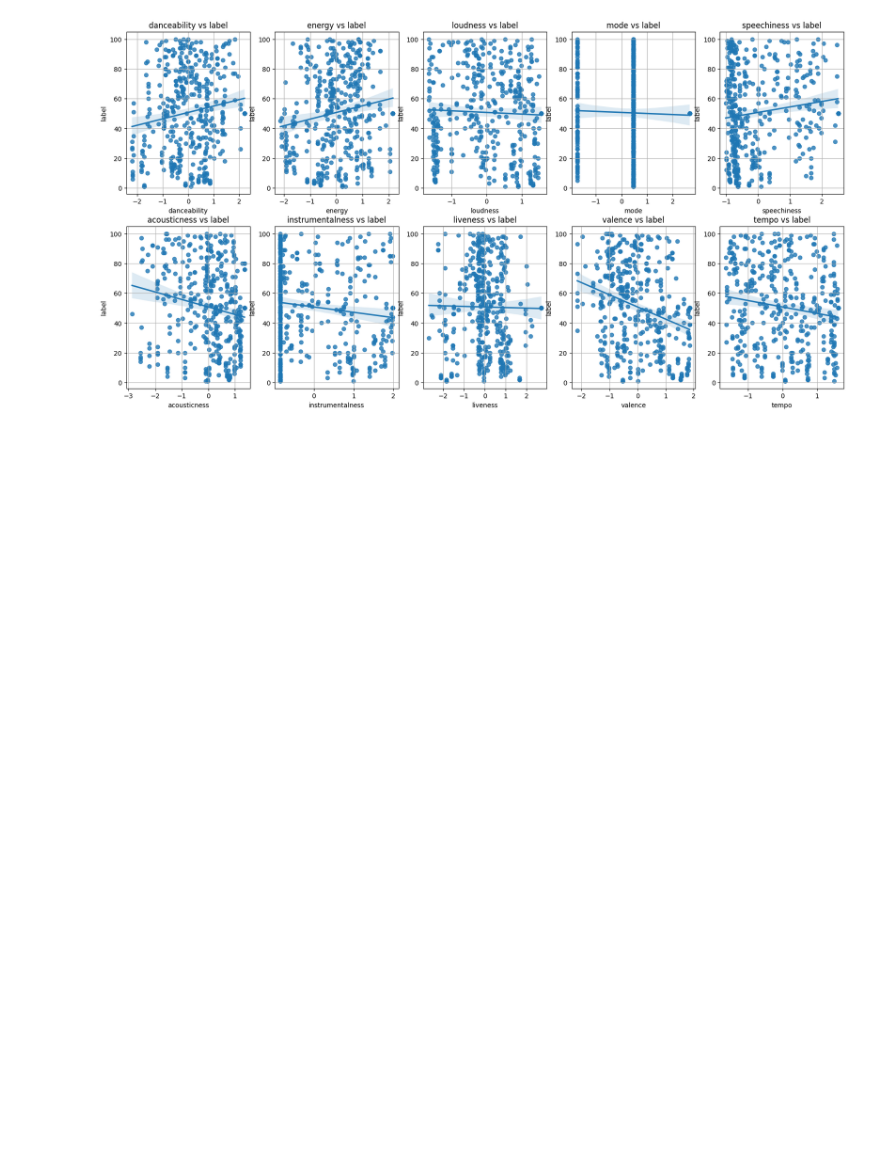
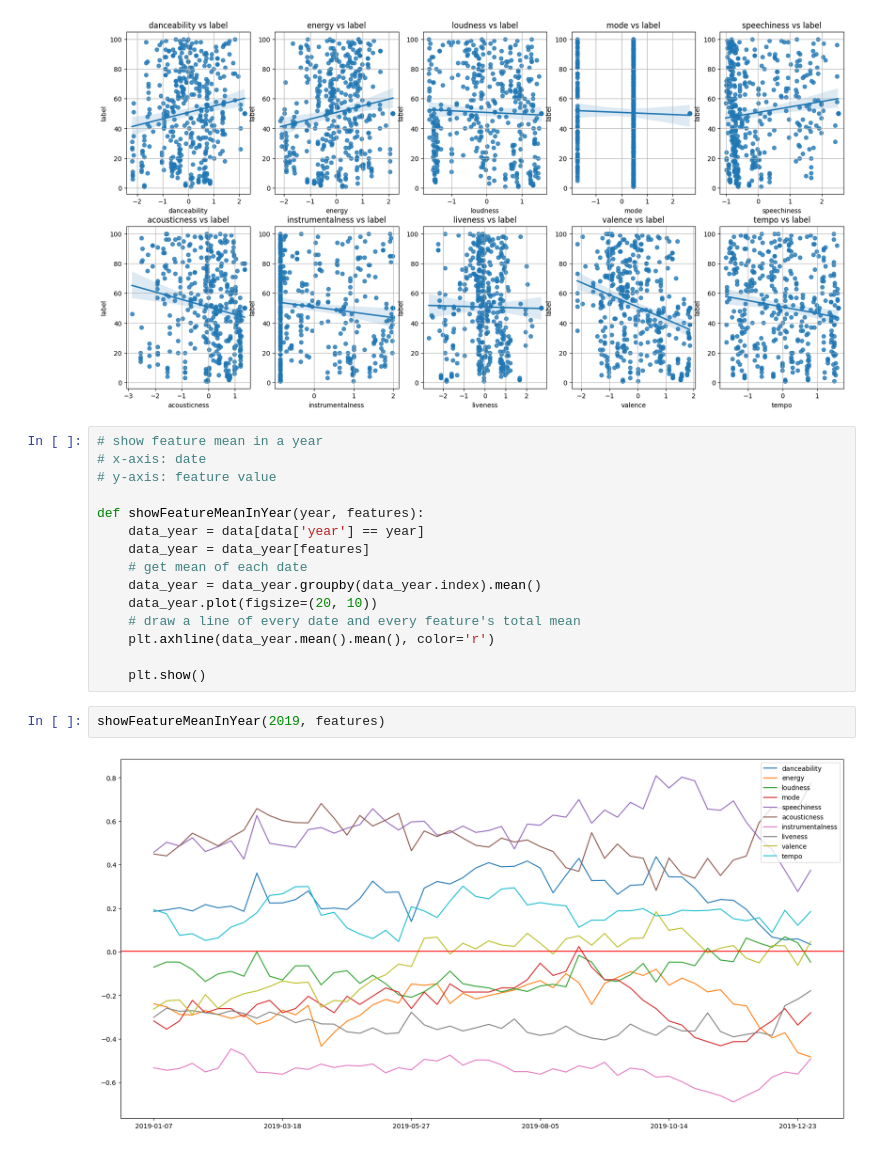
Before and after one commit to CG05/BillboardAnalitics, a Jupyter notebook: modeltest/featureVisualizing.ipynb, the cells around one changed output. Saved outputs shown, nothing was run; the diff lists cells and outputs as text; blank space fills up the shorter version.

```diff
--- a/modeltest/featureVisualizing.ipynb
+++ b/modeltest/featureVisualizing.ipynb
@@ -106,3 +106,22 @@ def showCorrelationAt(year, month):
 showCorrelationAt(2022, 12)
 # %% [output]
 [figure]
+# %%
+# show feature mean in a year
+# x-axis: date
+# y-axis: feature value
+
+def showFeatureMeanInYear(year, features):
+    data_year = data[data['year'] == year]
+    data_year = data_year[features]
+    # get mean of each date
+    data_year = data_year.groupby(data_year.index).mean()
+    data_year.plot(figsize=(20, 10))
+    # draw a line of every date and every feature's total mean
+    plt.axhline(data_year.mean().mean(), color='r')
+
+    plt.show()
+# %%
+showFeatureMeanInYear(2019, features)
+# %% [output]
+[figure, added]
```
Also changed, not shown: parts of 2 cells of this notebook, 3 other files.
